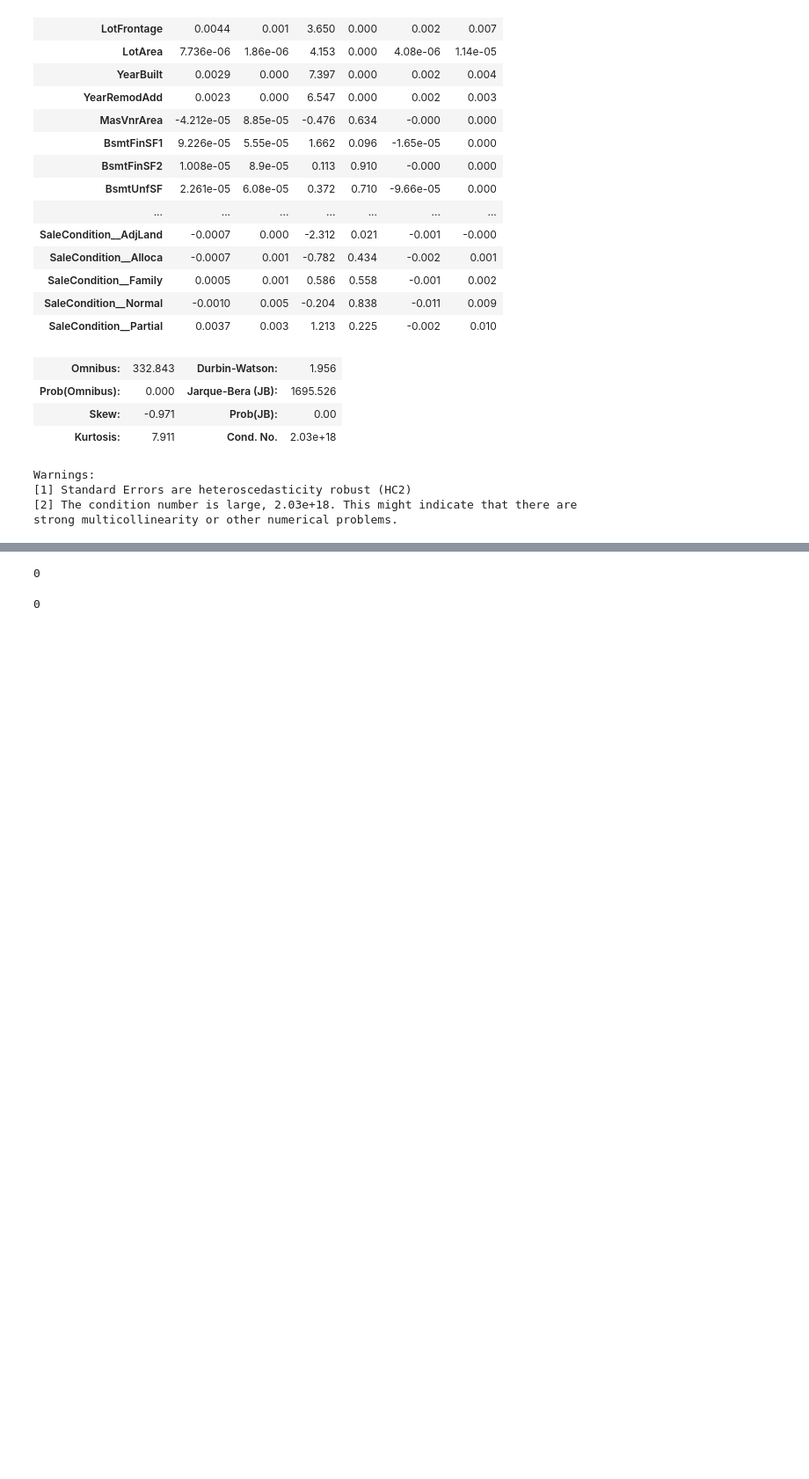
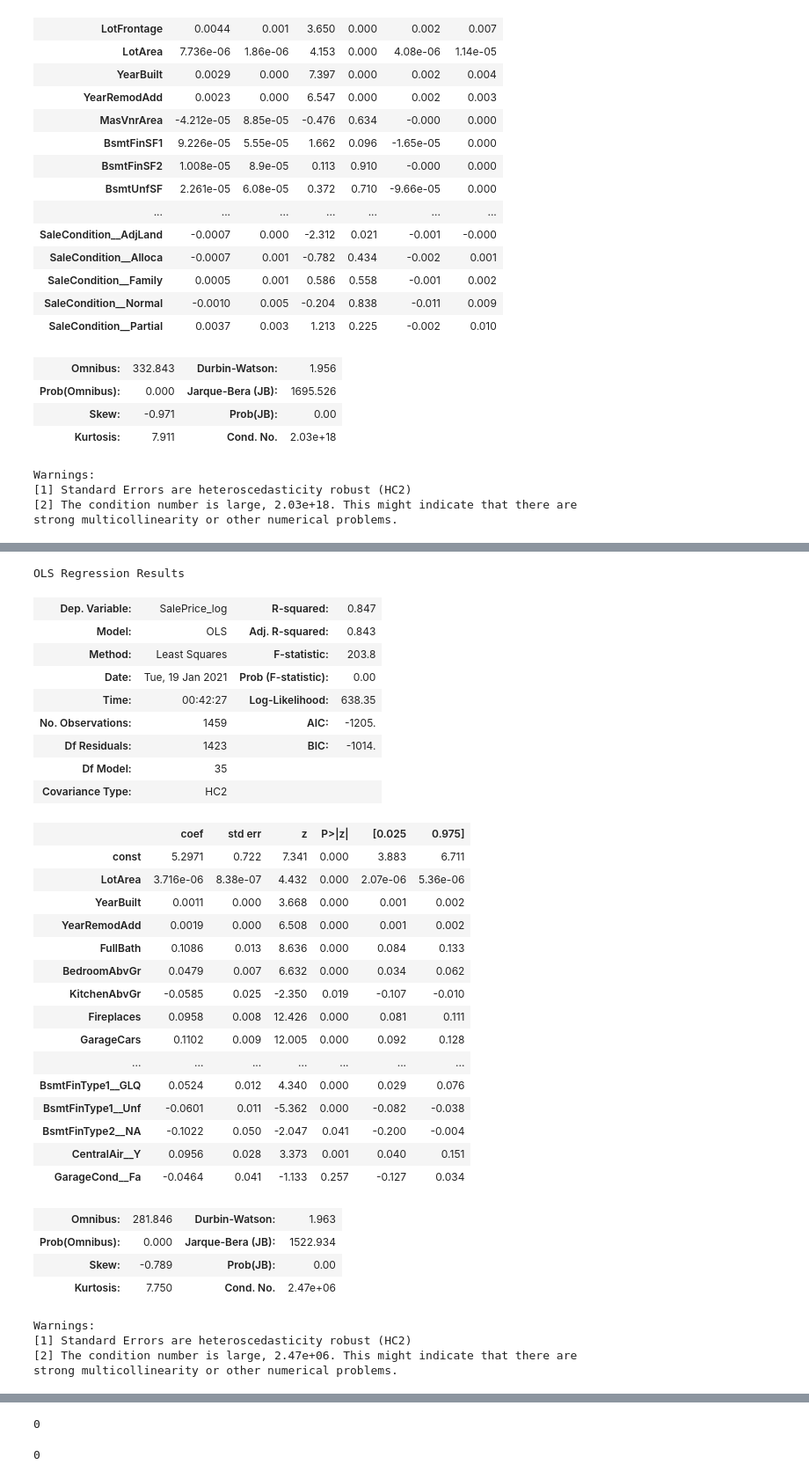
Before and after one commit to cb-ds-1/m3-3-engineering-regression, a Jupyter notebook: workshop.ipynb, the cells around one changed output, grey strips where cells are left out. Shown at 88% size. Saved outputs shown, nothing was run; the diff lists cells and outputs as text; code cells hidden in the pictures; blank space fills up the shorter version.

```diff
--- a/workshop.ipynb
+++ b/workshop.ipynb
@@ -982,0 +1144,30 @@ strong multicollinearity or other numerical problems.
+# %%
+# There must be a for loop or a recursive function that can keep getting rid of the features that have pvalue > .05
+
+# pvals_2= pd.DataFrame(est_house_2.pvalues) #should be inside recursion bc pvals will change with every new model summary
+# pvals['pvalue'] = pvals.columns
+# pvals_2.columns = ['pvalue'] #should be inside recursion so we have a title for the column of pvalues
+
+my_aic = []
+
+def myrecur(mymodel, my_X, mypval=0.05):
+    pvals_2= pd.DataFrame(mymodel.pvalues)
+    pvals_2.columns = ['pvalue']
+    if len(list(pvals_2[pvals_2['pvalue'] > mypval].index[1:])) <= 0:
+        return f'empty' #lowest AIC model? so need all remaining columns (too hard to get all columns that were dropped), and their coeffs, and R2 (essentially the summary)
+    else:
+        bye3 = list(pvals_2[pvals_2['pvalue'] > mypval].index[1:])
+        X_dropped_3 = my_X.drop(columns=bye3)
+        mymodel = sm.OLS(y, sm.add_constant(X_dropped_3)).fit(cov_type='HC2')
+        # my_aic.append(mymodel.aic)
+        myrecur(mymodel, X_dropped_3)
+        print(len(bye3))
+        print(mymodel.aic)
+        print(list(X_dropped_3))
+        print('~~~~~')
+
+    # need a refresher on recursion, cant remember how to get it to run again. Need 'mymodel' in here somewhere, but where it equals smt slighly less (in this case, less columns)
+
+est_house = sm.OLS(y, sm.add_constant(X)).fit(cov_type='HC2')
+
+myrecur(est_house, X, 0.05)
@@ -982,0 +1191,41 @@ strong multicollinearity or other numerical problems.
+# %%
+curious = X[['LotArea', 'YearBuilt', 'YearRemodAdd', 'FullBath', 'BedroomAbvGr', 'KitchenAbvGr', 'Fireplaces', 'GarageCars', 'MSSubClass__30', 'MSSubClass__40', 'Street__Pave', 'Neighborhood__Crawfor', 'Neighborhood__MeadowV', 'Condition1__Norm', 'BldgType__TwnhsE', 'OverallQual__3', 'OverallQual__4', 'OverallQual__8', 'OverallQual__9', 'OverallQual__10', 'OverallCond__3', 'OverallCond__5', 'OverallCond__7', 'RoofStyle__Gable', 'RoofStyle__Hip', 'Exterior1st__BrkFace', 'Exterior2nd__Brk Cmn', 'ExterQual__TA', 'Foundation__PConc', 'BsmtExposure__NA', 'BsmtFinType1__GLQ', 'BsmtFinType1__Unf', 'BsmtFinType2__NA', 'CentralAir__Y', 'GarageCond__Fa']]
+curious
+
+omg = sm.OLS(y, sm.add_constant(curious)).fit(cov_type='HC2')
+omg.summary()
+# %% [output]
+OLS Regression Results
+| Dep. Variable: | SalePrice_log | R-squared: | 0.847 |
+| Model: | OLS | Adj. R-squared: | 0.843 |
+| Method: | Least Squares | F-statistic: | 203.8 |
+| Date: | Tue, 19 Jan 2021 | Prob (F-statistic): | 0.00 |
+| Time: | 00:42:27 | Log-Likelihood: | 638.35 |
+| No. Observations: | 1459 | AIC: | -1205. |
+| Df Residuals: | 1423 | BIC: | -1014. |
+| Df Model: | 35 |  |  |
+| Covariance Type: | HC2 |  |  |
+|  | coef | std err | z | P>|z| | [0.025 | 0.975] |
+| const | 5.2971 | 0.722 | 7.341 | 0.000 | 3.883 | 6.711 |
+| LotArea | 3.716e-06 | 8.38e-07 | 4.432 | 0.000 | 2.07e-06 | 5.36e-06 |
+| YearBuilt | 0.0011 | 0.000 | 3.668 | 0.000 | 0.001 | 0.002 |
+| YearRemodAdd | 0.0019 | 0.000 | 6.508 | 0.000 | 0.001 | 0.002 |
+| FullBath | 0.1086 | 0.013 | 8.636 | 0.000 | 0.084 | 0.133 |
+| BedroomAbvGr | 0.0479 | 0.007 | 6.632 | 0.000 | 0.034 | 0.062 |
+| KitchenAbvGr | -0.0585 | 0.025 | -2.350 | 0.019 | -0.107 | -0.010 |
+| Fireplaces | 0.0958 | 0.008 | 12.426 | 0.000 | 0.081 | 0.111 |
+| GarageCars | 0.1102 | 0.009 | 12.005 | 0.000 | 0.092 | 0.128 |
+| ... | ... | ... | ... | ... | ... | ... |
+| BsmtFinType1__GLQ | 0.0524 | 0.012 | 4.340 | 0.000 | 0.029 | 0.076 |
+| BsmtFinType1__Unf | -0.0601 | 0.011 | -5.362 | 0.000 | -0.082 | -0.038 |
+| BsmtFinType2__NA | -0.1022 | 0.050 | -2.047 | 0.041 | -0.200 | -0.004 |
+| CentralAir__Y | 0.0956 | 0.028 | 3.373 | 0.001 | 0.040 | 0.151 |
+| GarageCond__Fa | -0.0464 | 0.041 | -1.133 | 0.257 | -0.127 | 0.034 |
+| Omnibus: | 281.846 | Durbin-Watson: | 1.963 |
+| Prob(Omnibus): | 0.000 | Jarque-Bera (JB): | 1522.934 |
+| Skew: | -0.789 | Prob(JB): | 0.00 |
+| Kurtosis: | 7.750 | Cond. No. | 2.47e+06 |
+Warnings:
+[1] Standard Errors are heteroscedasticity robust (HC2)
+[2] The condition number is large, 2.47e+06. This might indicate that there are
+strong multicollinearity or other numerical problems.
```
Also changed, not shown: parts of 13 cells of this notebook.
